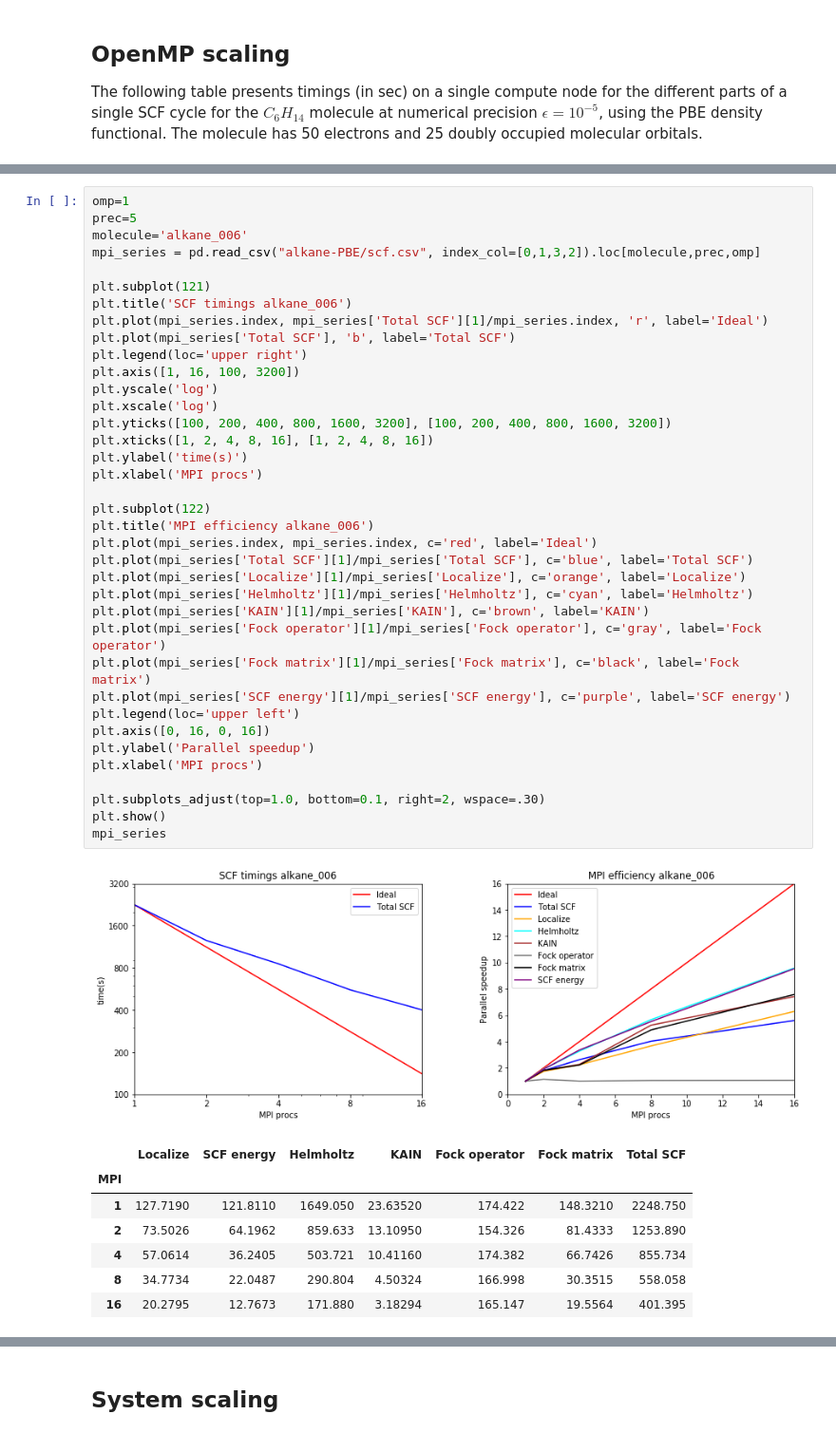
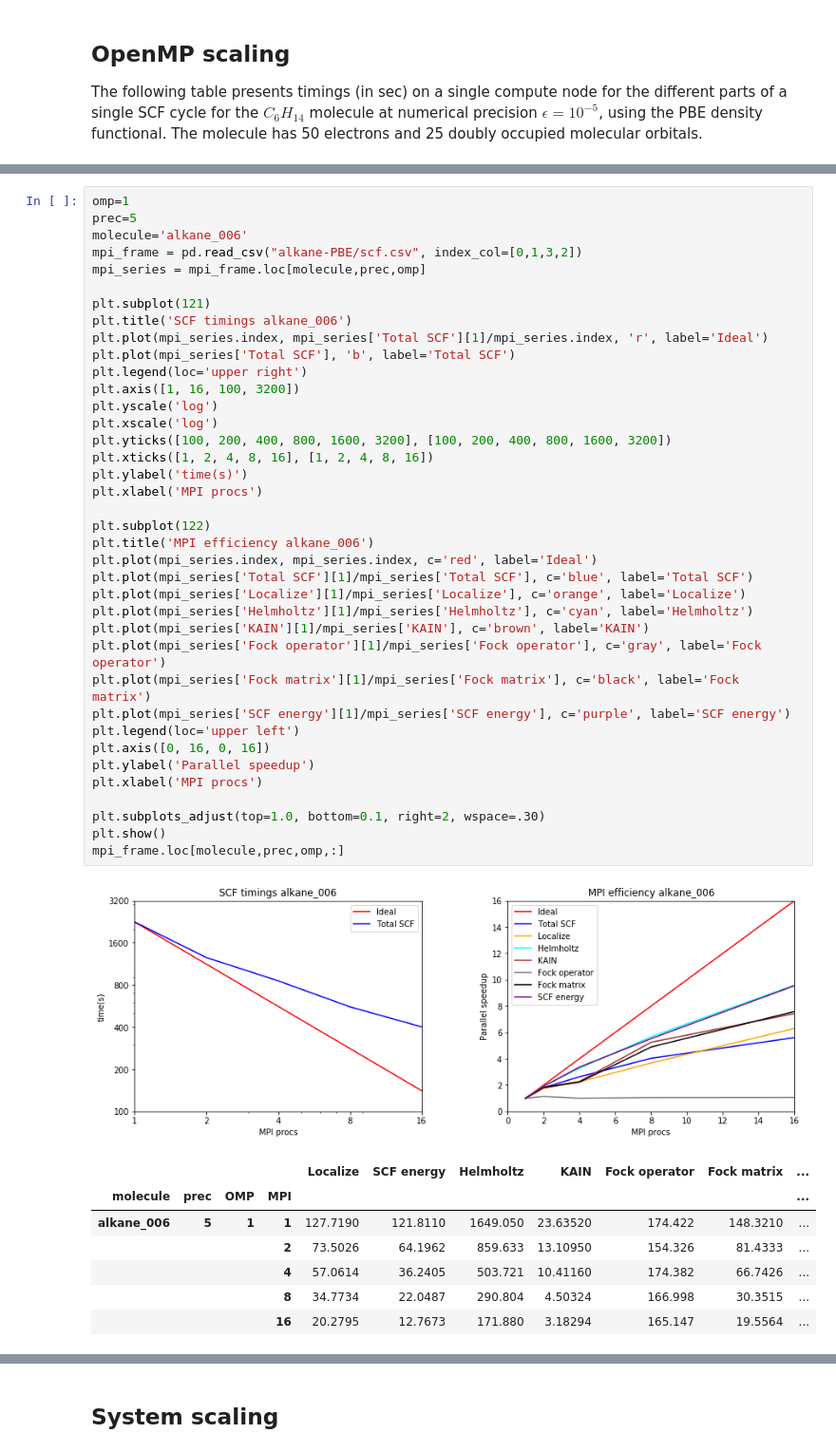
Before and after one commit to MRChemSoft/mrchem-benchmark, a Jupyter notebook: summary.ipynb, the cells around one changed output, grey strips where cells are left out. Shown at 95% size. Drawn from its saved outputs; the diff is of its cells as text.

```diff
--- a/summary.ipynb
+++ b/summary.ipynb
@@ -136,48 +137,49 @@ molecule at numerical precision $\epsilon=10^{−5}$, using the PBE density func
 omp=1
 prec=5
 molecule='alkane_006'
-mpi_series = pd.read_csv("alkane-PBE/scf.csv", index_col=[0,1,3,2]).loc[molecule,prec,omp]
+mpi_frame = pd.read_csv("alkane-PBE/scf.csv", index_col=[0,1,3,2])
+mpi_series = mpi_frame.loc[molecule,prec,omp]
 
 plt.subplot(121)
 plt.title('SCF timings alkane_006')
 plt.plot(mpi_series.index, mpi_series['Total SCF'][1]/mpi_series.index, 'r', label='Ideal')
 plt.plot(mpi_series['Total SCF'], 'b', label='Total SCF')
 plt.legend(loc='upper right')
 plt.axis([1, 16, 100, 3200])
 plt.yscale('log')
 plt.xscale('log')
 plt.yticks([100, 200, 400, 800, 1600, 3200], [100, 200, 400, 800, 1600, 3200])
 plt.xticks([1, 2, 4, 8, 16], [1, 2, 4, 8, 16])
 plt.ylabel('time(s)')
 plt.xlabel('MPI procs')
 
 plt.subplot(122)
 plt.title('MPI efficiency alkane_006')
 plt.plot(mpi_series.index, mpi_series.index, c='red', label='Ideal')
 plt.plot(mpi_series['Total SCF'][1]/mpi_series['Total SCF'], c='blue', label='Total SCF')
 plt.plot(mpi_series['Localize'][1]/mpi_series['Localize'], c='orange', label='Localize')
 plt.plot(mpi_series['Helmholtz'][1]/mpi_series['Helmholtz'], c='cyan', label='Helmholtz')
 plt.plot(mpi_series['KAIN'][1]/mpi_series['KAIN'], c='brown', label='KAIN')
 plt.plot(mpi_series['Fock operator'][1]/mpi_series['Fock operator'], c='gray', label='Fock operator')
 plt.plot(mpi_series['Fock matrix'][1]/mpi_series['Fock matrix'], c='black', label='Fock matrix')
 plt.plot(mpi_series['SCF energy'][1]/mpi_series['SCF energy'], c='purple', label='SCF energy')
 plt.legend(loc='upper left')
 plt.axis([0, 16, 0, 16])
 plt.ylabel('Parallel speedup')
 plt.xlabel('MPI procs')
 
 plt.subplots_adjust(top=1.0, bottom=0.1, right=2, wspace=.30)
 plt.show()
-mpi_series
+mpi_frame.loc[molecule,prec,omp,:]
 # %% [output]
 [figure]
-|  | Localize | SCF energy | Helmholtz | KAIN | Fock operator | Fock matrix | Total SCF |
-| MPI |  |  |  |  |  |  |  |
-| 1 | 127.7190 | 121.8110 | 1649.050 | 23.63520 | 174.422 | 148.3210 | 2248.750 |
-| 2 | 73.5026 | 64.1962 | 859.633 | 13.10950 | 154.326 | 81.4333 | 1253.890 |
-| 4 | 57.0614 | 36.2405 | 503.721 | 10.41160 | 174.382 | 66.7426 | 855.734 |
-| 8 | 34.7734 | 22.0487 | 290.804 | 4.50324 | 166.998 | 30.3515 | 558.058 |
-| 16 | 20.2795 | 12.7673 | 171.880 | 3.18294 | 165.147 | 19.5564 | 401.395 |
+|  |  |  |  | Localize | SCF energy | Helmholtz | KAIN | Fock operator | Fock matrix | ... |
+| molecule | prec | OMP | MPI |  |  |  |  |  |  | ... |
+| alkane_006 | 5 | 1 | 1 | 127.7190 | 121.8110 | 1649.050 | 23.63520 | 174.422 | 148.3210 | ... |
+|  |  |  | 2 | 73.5026 | 64.1962 | 859.633 | 13.10950 | 154.326 | 81.4333 | ... |
+|  |  |  | 4 | 57.0614 | 36.2405 | 503.721 | 10.41160 | 174.382 | 66.7426 | ... |
+|  |  |  | 8 | 34.7734 | 22.0487 | 290.804 | 4.50324 | 166.998 | 30.3515 | ... |
+|  |  |  | 16 | 20.2795 | 12.7673 | 171.880 | 3.18294 | 165.147 | 19.5564 | ... |
 # %% [markdown]
 ## Hybrid MPI/OpenMP scaling
 
```
Also changed, not shown: parts of 7 cells of this notebook.
